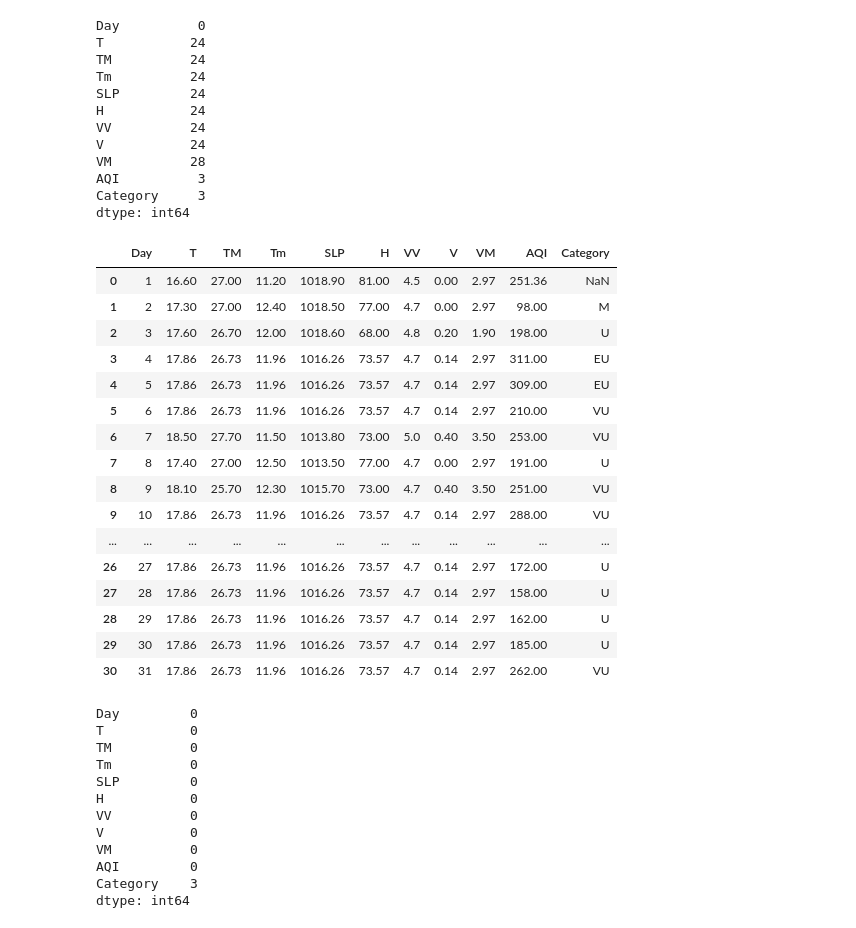
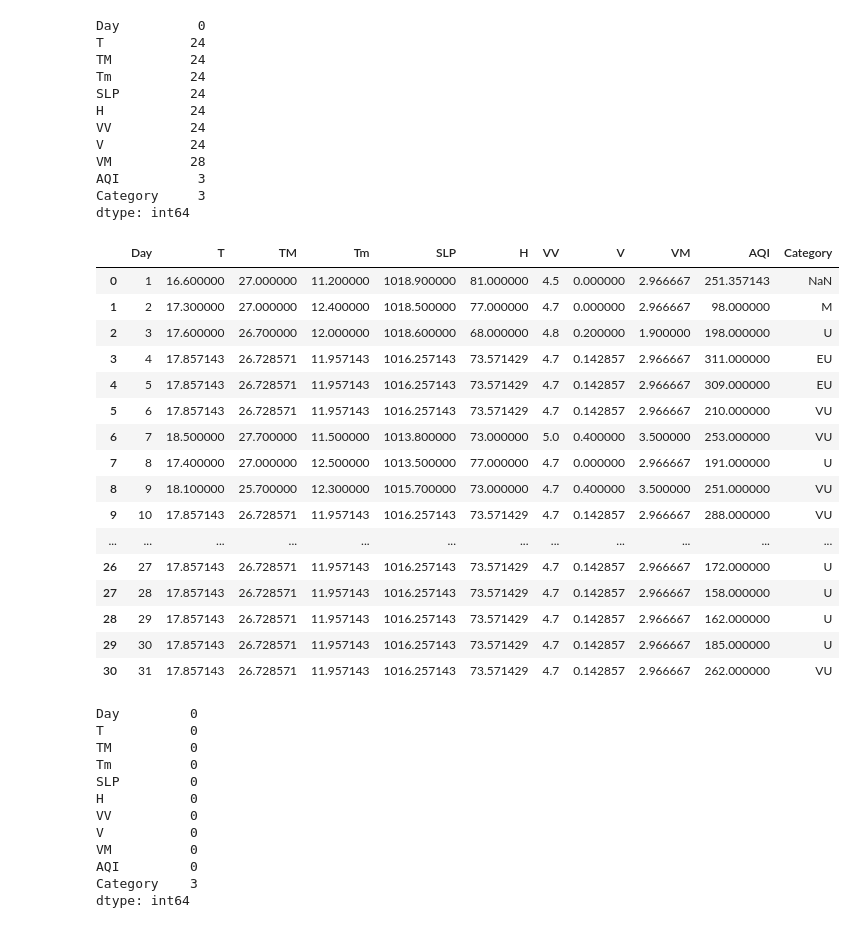
Before and after one commit to RuttonSarker/Prediction-of-Air-Quality-Index-in-Bangladesh-Using-Machine-Learning-Techniques, a Jupyter notebook: Khulna/KHULNA 2019 FE.ipynb, the cells around one changed output. Drawn from its saved outputs; the diff is of its cells as text; code cells hidden in the pictures.

```diff
--- a/Khulna/KHULNA 2019 FE.ipynb
+++ b/Khulna/KHULNA 2019 FE.ipynb
@@ -199,26 +199,25 @@ df1["V"] = df1["V"].fillna(value=df1["V"].mean())
 df1["VM"] = df1["VM"].fillna(value=df1["VM"].mean())
 df1["AQI"] = df1["AQI"].fillna(value=df1["AQI"].mean())
 # %%
-df1 = df1.round(2)
 df1
 # %% [output]
 |  | Day | T | TM | Tm | SLP | H | VV | V | VM | AQI | Category |
-| 0 | 1 | 16.60 | 27.00 | 11.20 | 1018.90 | 81.00 | 4.5 | 0.00 | 2.97 | 251.36 | NaN |
-| 1 | 2 | 17.30 | 27.00 | 12.40 | 1018.50 | 77.00 | 4.7 | 0.00 | 2.97 | 98.00 | M |
-| 2 | 3 | 17.60 | 26.70 | 12.00 | 1018.60 | 68.00 | 4.8 | 0.20 | 1.90 | 198.00 | U |
-| 3 | 4 | 17.86 | 26.73 | 11.96 | 1016.26 | 73.57 | 4.7 | 0.14 | 2.97 | 311.00 | EU |
-| 4 | 5 | 17.86 | 26.73 | 11.96 | 1016.26 | 73.57 | 4.7 | 0.14 | 2.97 | 309.00 | EU |
-| 5 | 6 | 17.86 | 26.73 | 11.96 | 1016.26 | 73.57 | 4.7 | 0.14 | 2.97 | 210.00 | VU |
-| 6 | 7 | 18.50 | 27.70 | 11.50 | 1013.80 | 73.00 | 5.0 | 0.40 | 3.50 | 253.00 | VU |
-| 7 | 8 | 17.40 | 27.00 | 12.50 | 1013.50 | 77.00 | 4.7 | 0.00 | 2.97 | 191.00 | U |
-| 8 | 9 | 18.10 | 25.70 | 12.30 | 1015.70 | 73.00 | 4.7 | 0.40 | 3.50 | 251.00 | VU |
-| 9 | 10 | 17.86 | 26.73 | 11.96 | 1016.26 | 73.57 | 4.7 | 0.14 | 2.97 | 288.00 | VU |
+| 0 | 1 | 16.600000 | 27.000000 | 11.200000 | 1018.900000 | 81.000000 | 4.5 | 0.000000 | 2.966667 | 251.357143 | NaN |
+| 1 | 2 | 17.300000 | 27.000000 | 12.400000 | 1018.500000 | 77.000000 | 4.7 | 0.000000 | 2.966667 | 98.000000 | M |
+| 2 | 3 | 17.600000 | 26.700000 | 12.000000 | 1018.600000 | 68.000000 | 4.8 | 0.200000 | 1.900000 | 198.000000 | U |
+| 3 | 4 | 17.857143 | 26.728571 | 11.957143 | 1016.257143 | 73.571429 | 4.7 | 0.142857 | 2.966667 | 311.000000 | EU |
+| 4 | 5 | 17.857143 | 26.728571 | 11.957143 | 1016.257143 | 73.571429 | 4.7 | 0.142857 | 2.966667 | 309.000000 | EU |
+| 5 | 6 | 17.857143 | 26.728571 | 11.957143 | 1016.257143 | 73.571429 | 4.7 | 0.142857 | 2.966667 | 210.000000 | VU |
+| 6 | 7 | 18.500000 | 27.700000 | 11.500000 | 1013.800000 | 73.000000 | 5.0 | 0.400000 | 3.500000 | 253.000000 | VU |
+| 7 | 8 | 17.400000 | 27.000000 | 12.500000 | 1013.500000 | 77.000000 | 4.7 | 0.000000 | 2.966667 | 191.000000 | U |
+| 8 | 9 | 18.100000 | 25.700000 | 12.300000 | 1015.700000 | 73.000000 | 4.7 | 0.400000 | 3.500000 | 251.000000 | VU |
+| 9 | 10 | 17.857143 | 26.728571 | 11.957143 | 1016.257143 | 73.571429 | 4.7 | 0.142857 | 2.966667 | 288.000000 | VU |
 | ... | ... | ... | ... | ... | ... | ... | ... | ... | ... | ... | ... |
-| 26 | 27 | 17.86 | 26.73 | 11.96 | 1016.26 | 73.57 | 4.7 | 0.14 | 2.97 | 172.00 | U |
-| 27 | 28 | 17.86 | 26.73 | 11.96 | 1016.26 | 73.57 | 4.7 | 0.14 | 2.97 | 158.00 | U |
-| 28 | 29 | 17.86 | 26.73 | 11.96 | 1016.26 | 73.57 | 4.7 | 0.14 | 2.97 | 162.00 | U |
-| 29 | 30 | 17.86 | 26.73 | 11.96 | 1016.26 | 73.57 | 4.7 | 0.14 | 2.97 | 185.00 | U |
-| 30 | 31 | 17.86 | 26.73 | 11.96 | 1016.26 | 73.57 | 4.7 | 0.14 | 2.97 | 262.00 | VU |
+| 26 | 27 | 17.857143 | 26.728571 | 11.957143 | 1016.257143 | 73.571429 | 4.7 | 0.142857 | 2.966667 | 172.000000 | U |
+| 27 | 28 | 17.857143 | 26.728571 | 11.957143 | 1016.257143 | 73.571429 | 4.7 | 0.142857 | 2.966667 | 158.000000 | U |
+| 28 | 29 | 17.857143 | 26.728571 | 11.957143 | 1016.257143 | 73.571429 | 4.7 | 0.142857 | 2.966667 | 162.000000 | U |
+| 29 | 30 | 17.857143 | 26.728571 | 11.957143 | 1016.257143 | 73.571429 | 4.7 | 0.142857 | 2.966667 | 185.000000 | U |
+| 30 | 31 | 17.857143 | 26.728571 | 11.957143 | 1016.257143 | 73.571429 | 4.7 | 0.142857 | 2.966667 | 262.000000 | VU |
 # %%
 df1.isnull().sum()
 # %% [output]
```
Also changed, not shown: parts of 12 cells of this notebook, 2 other files.
